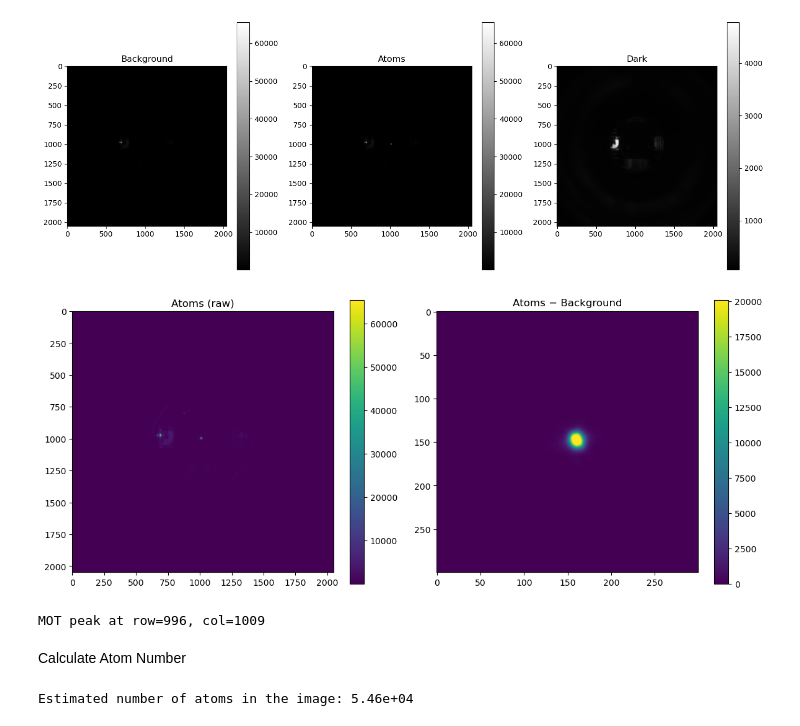
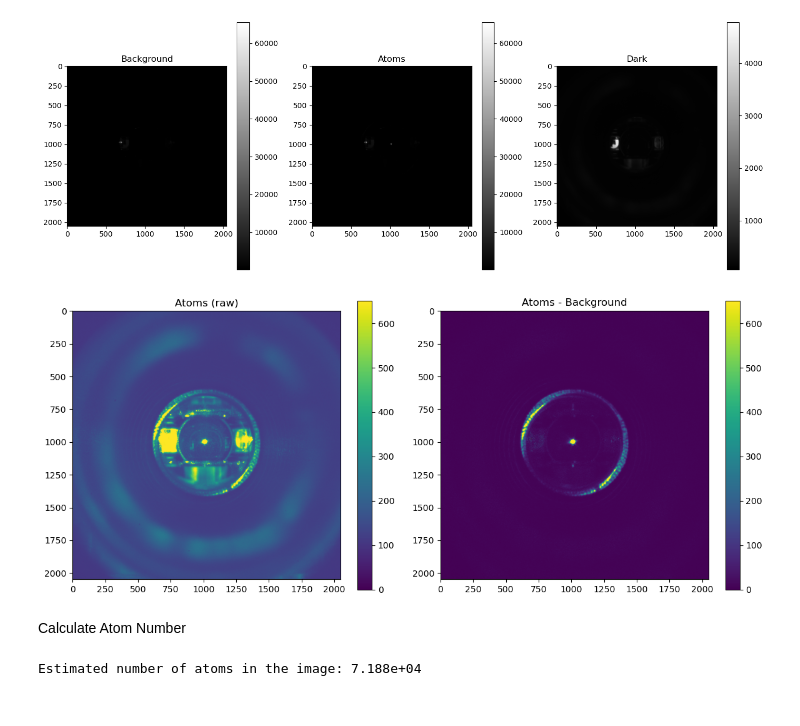
Before and after one commit to ChinlabLiCsCode/lics-codebase, a Jupyter notebook: lics_labscript_apparatus/labscript_analysis/fluorescence_image_analysis.ipynb, the cells around one changed output. Drawn from its saved outputs; the diff is of its cells as text; code cells hidden in the pictures.

```diff
--- a/lics_labscript_apparatus/labscript_analysis/fluorescence_image_analysis.ipynb
+++ b/lics_labscript_apparatus/labscript_analysis/fluorescence_image_analysis.ipynb
@@ -30,42 +30,35 @@ plt.show()
 # %%
 diff = atoms.astype(float) - background.astype(float)
 #crop out the ring
 cx, cy, r = 1000, 1000, 150
 diff_crop = diff[cy-r:cy+r, cx-r:cx+r]
 
 #plot the difference image and the raw atoms image side by side
 fig, axes = plt.subplots(1, 2, figsize=(12, 5))
-im0 = axes[0].imshow(atoms, cmap='viridis', origin='upper')
+im0 = axes[0].imshow(atoms, cmap='viridis', origin='upper', vmin=0, vmax=np.percentile(diff, 99.9))
 axes[0].set_title('Atoms (raw)')
 plt.colorbar(im0, ax=axes[0])
 
-im1 = axes[1].imshow(diff_crop, cmap='viridis', origin='upper',
-                     vmin=0, vmax=np.percentile(diff_crop, 99.9))
-axes[1].set_title('Atoms − Background')
+im1 = axes[1].imshow(diff, cmap='viridis', origin='upper', vmin=0, vmax=np.percentile(diff, 99.9))
+axes[1].set_title('Atoms - Background')
 plt.colorbar(im1, ax=axes[1])
 plt.tight_layout()
 plt.show()
-
-peak = np.unravel_index(np.argmax(diff), diff.shape)
-print(f"MOT peak at row={peak[0]}, col={peak[1]}")
-# then use cy=peak[0], cx=peak[1]
 # %% [output]
-[figure, old version]
+[figure, new version]
-MOT peak at row=996, col=1009
 # %% [markdown]
 Calculate Atom Number
 # %%
 # Relevant Cesium Constants
-gamma = 2 * np.pi * 5.234e6 #D2 transition linewidth in Hz
-I_sat = 27.119 #F=4 to F=5 saturation intensity in W/m^2
-w0 = 2 * np.pi * 351.72571750e12 #D2 transition frequency in Hz
+gamma = 2*np.pi * 5.234e6 #D2 transition linewidth in Hz
+I_sat = 11.049 #|F=4,m_F=pm 4> to |F=5, m_F=pm 5> saturation intensity in W/m^2
+delta = 2 * gamma #laser detuning
 
 #measured quantities
-w = w0 # laser frequency in Hz (assume on resonance)
 r_beam = (2.54e-2)/2
 p_tot = 24.3e-3 + 21.4e-3 + 22.8e-3 # total laser power in W
 A_beam = np.pi * r_beam**2 # laser beam area in m^2
-I = 2 * p_tot/A_beam # laser intensity in W/m^2
+I = p_tot/A_beam # laser intensity in W/m^2
 
 r_lens = 8e-3 # radius of the imaging lens in m
 d = 11 * 2.54e-2 # distance from atoms to lens in m (number of holes * 2.54 cm/hole)
@@ -73,16 +66,17 @@ sa = np.pi * r_lens**2 / d**2 #solid angle of the imaging lens
 eta = sa/ (4 * np.pi) #collection efficiency of the imaging lens
 
 #camera parameters
-QE = 1/0.42 #device quantum efficiency of the camera = 1/quantum efficiency
+xi = 0.45 #quantum efficiency of the camera at 852 nm in electrons/photon
 t_exp = 100e-3 #exposure time in seconds
+gain = 0.65 # camera gain in counts/electron
 
 # Calculate the number of atoms in the image
 N_c = np.sum(diff_crop) #number of counts in the image
 
-rho_ee = 0.5 * (I/I_sat) / (1 + I/I_sat + 4 * ((w - w0)/gamma)**2) #excited state population fraction
+rho_ee = 0.5 * (I/I_sat) / (1 + I/I_sat + 4 * ((delta)/gamma)**2) #excited state population fraction
 
-N_a = (N_c * QE) / (rho_ee * gamma * eta * t_exp) #number of atoms in the image
+N_a = (N_c * gain) / (rho_ee * gamma * eta * t_exp * xi) #number of atoms in the image
 
-print(f"Estimated number of atoms in the image: {N_a:.2e}")
+print(f'Estimated number of atoms in the image: {N_a:.3e}')
 # %% [output]
-Estimated number of atoms in the image: 5.46e+04
+Estimated number of atoms in the image: 7.188e+04
```
